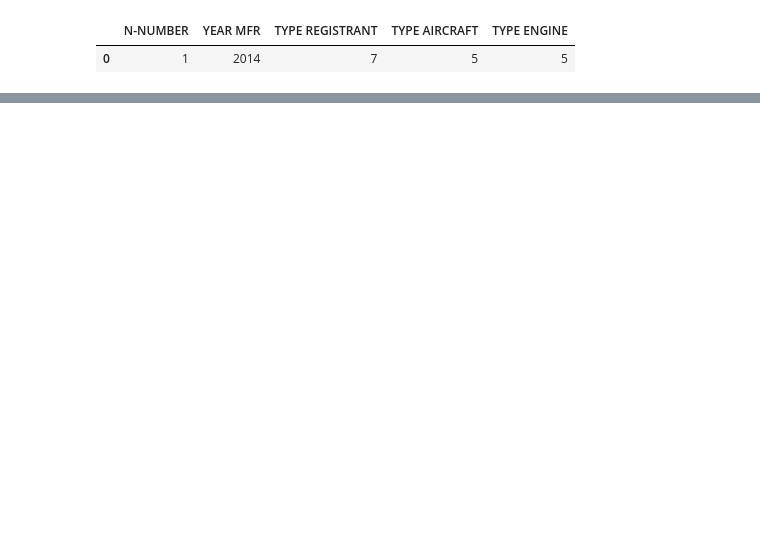
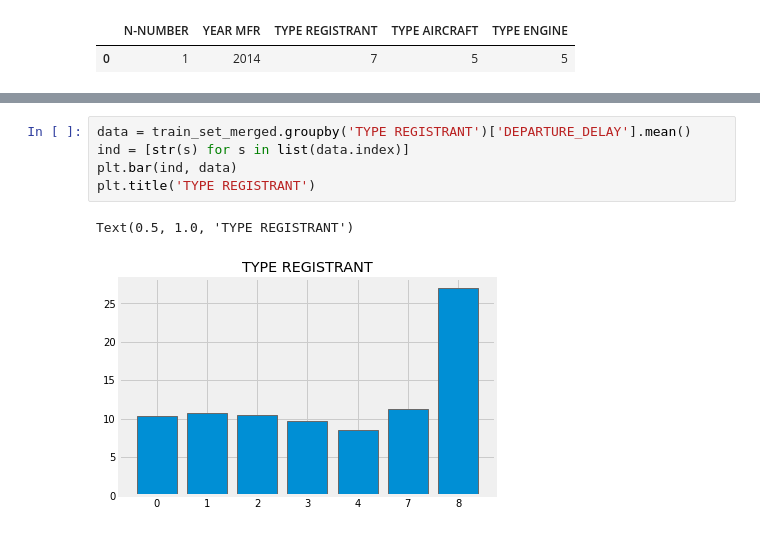
Before and after one commit to paula-sorolla/AML-FlightDelay, a Jupyter notebook: Aircraft_TailNumber.ipynb, the cells around one changed output, grey strips where cells are left out. Drawn from its saved outputs; the diff is of its cells as text; blank space fills up the shorter version.

```diff
--- a/Aircraft_TailNumber.ipynb
+++ b/Aircraft_TailNumber.ipynb
@@ -134,0 +144,8 @@ Range year manufactured: 1959 - 2021
+# %%
+data = train_set_merged.groupby('TYPE REGISTRANT')['DEPARTURE_DELAY'].mean()
+ind = [str(s) for s in list(data.index)]
+plt.bar(ind, data)
+plt.title('TYPE REGISTRANT')
+# %% [output]
+Text(0.5, 1.0, 'TYPE REGISTRANT')
+[figure, added]
```
Also changed, not shown: parts of 5 cells of this notebook, 2 other files.
